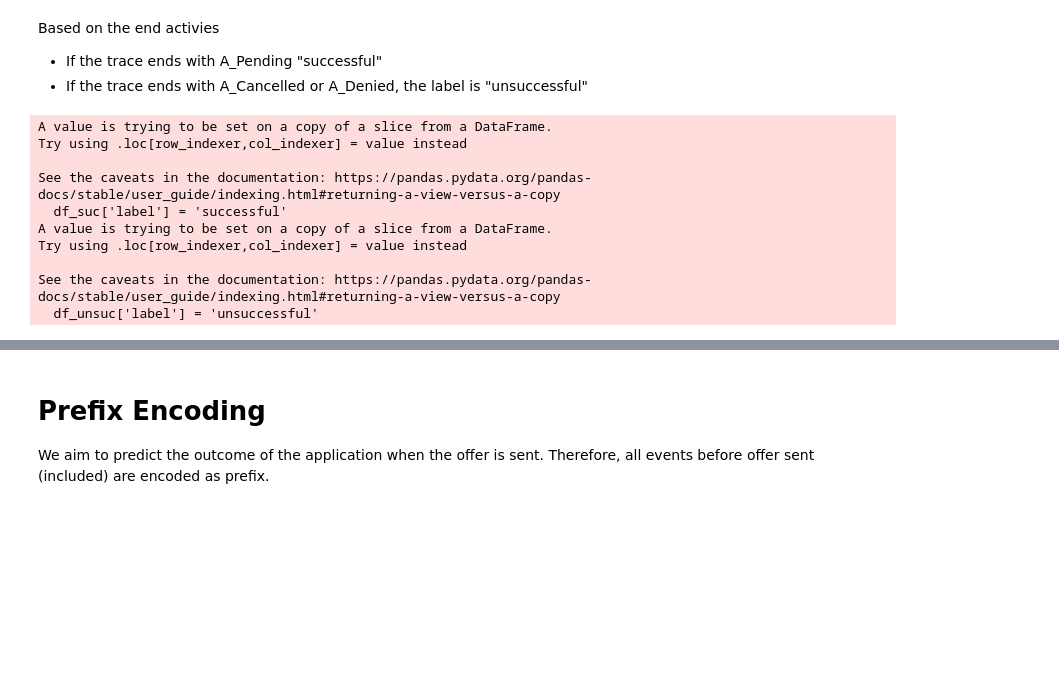
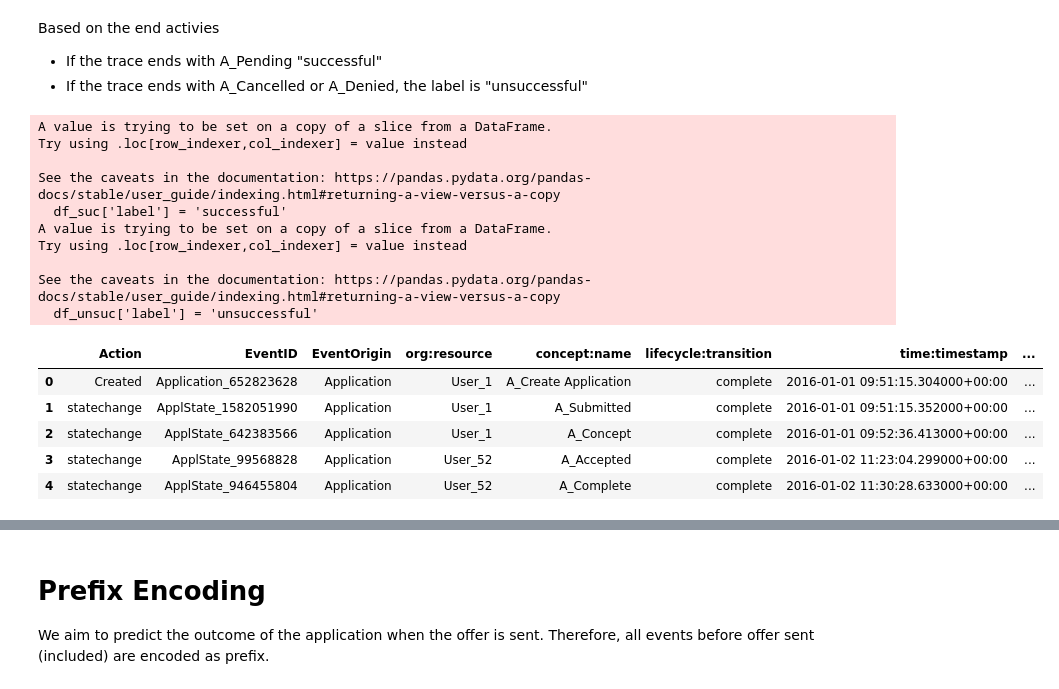
Before and after one commit to xuyou1999/APM_project_group8, a Jupyter notebook: encoding_prediction.ipynb, the cells around one changed output, grey strips where cells are left out. Drawn from its saved outputs; the diff is of its cells as text; code cells hidden in the pictures; blank space fills up the shorter version.

```diff
--- a/encoding_prediction.ipynb
+++ b/encoding_prediction.ipynb
@@ -40,22 +40,29 @@ Based on the end activies
 # %%
 success_log = pm4py.filter_end_activities(event_log1, ["A_Pending"])
 unsuccess_log = pm4py.filter_end_activities(event_log1, ["A_Cancelled", "A_Denied"])
 df_suc = pm4py.convert_to_dataframe(success_log)
 df_unsuc = pm4py.convert_to_dataframe(unsuccess_log)
 
 df_suc['label'] = 'successful'
 df_unsuc['label'] = 'unsuccessful'
 
 # Concatenate the DataFrames
 df1 = pd.concat([df_suc, df_unsuc], ignore_index=True)
+df1.head()
 # %% [output]
 A value is trying to be set on a copy of a slice from a DataFrame.
 Try using .loc[row_indexer,col_indexer] = value instead
 
 See the caveats in the documentation: https://pandas.pydata.org/pandas-docs/stable/user_guide/indexing.html#returning-a-view-versus-a-copy
   df_suc['label'] = 'successful'
 A value is trying to be set on a copy of a slice from a DataFrame.
 Try using .loc[row_indexer,col_indexer] = value instead
 
 See the caveats in the documentation: https://pandas.pydata.org/pandas-docs/stable/user_guide/indexing.html#returning-a-view-versus-a-copy
   df_unsuc['label'] = 'unsuccessful'
+|  | Action | EventID | EventOrigin | org:resource | concept:name | lifecycle:transition | time:timestamp | ... |
+| 0 | Created | Application_652823628 | Application | User_1 | A_Create Application | complete | 2016-01-01 09:51:15.304000+00:00 | ... |
+| 1 | statechange | ApplState_1582051990 | Application | User_1 | A_Submitted | complete | 2016-01-01 09:51:15.352000+00:00 | ... |
+| 2 | statechange | ApplState_642383566 | Application | User_1 | A_Concept | complete | 2016-01-01 09:52:36.413000+00:00 | ... |
+| 3 | statechange | ApplState_99568828 | Application | User_52 | A_Accepted | complete | 2016-01-02 11:23:04.299000+00:00 | ... |
+| 4 | statechange | ApplState_946455804 | Application | User_52 | A_Complete | complete | 2016-01-02 11:30:28.633000+00:00 | ... |
```
Also changed, not shown: parts of 8 cells of this notebook.
